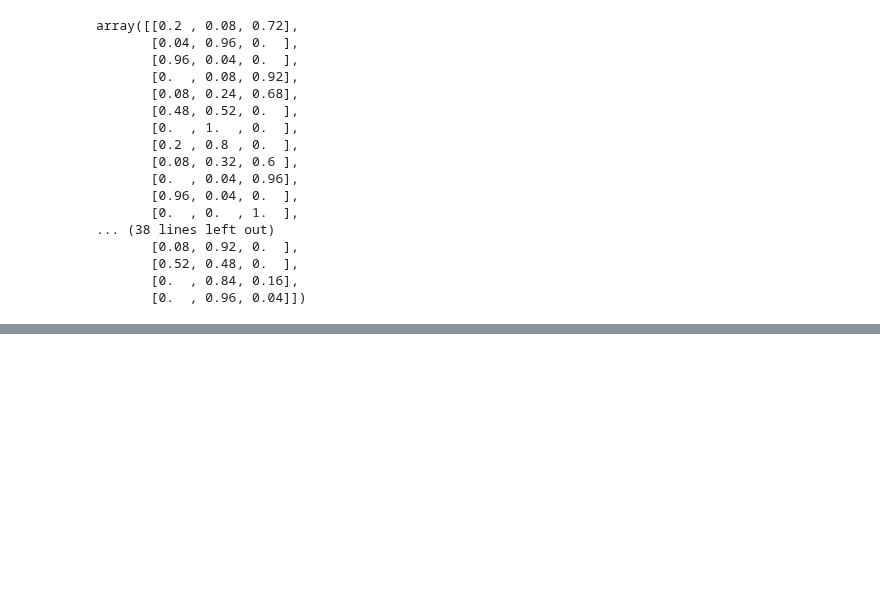
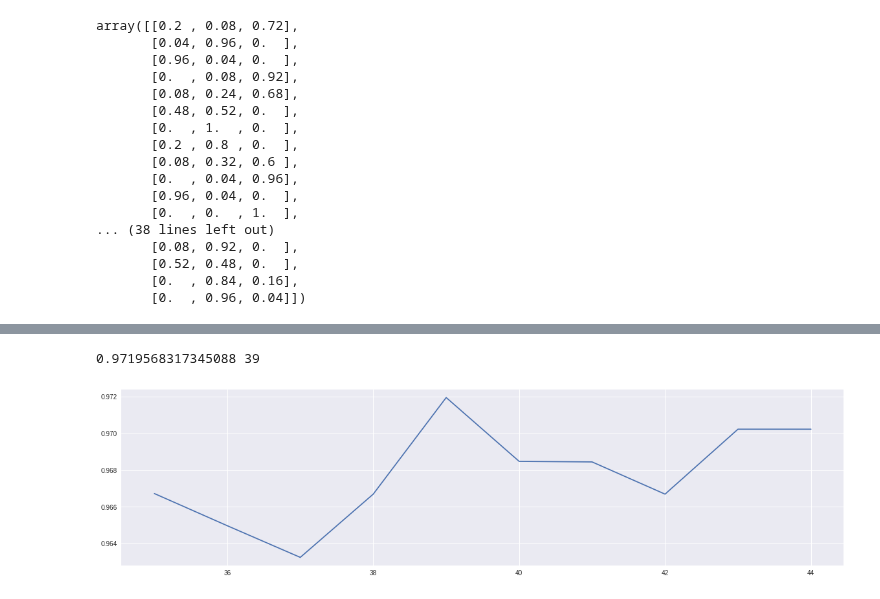
Before and after one commit to cwcheng0/practicepython, a Jupyter notebook: SKLearn_RandomForest.ipynb, the cells around one changed output, grey strips where cells are left out. Saved outputs shown, nothing was run; the diff lists cells and outputs as text; code cells hidden in the pictures; blank space fills up the shorter version.

```diff
--- a/SKLearn_RandomForest.ipynb
+++ b/SKLearn_RandomForest.ipynb
@@ -143,0 +223,17 @@ array([[0.2 , 0.08, 0.72],
+# %%
+#
+scorel = []
+for i in range(35,45):
+  rfc = RandomForestClassifier(n_estimators=i,
+  n_jobs=-1,
+  random_state=90)
+  score = cross_val_score(rfc,data.data,data.target,cv=10).mean()
+  scorel.append(score)
+
+print(max(scorel),([*range(35,45)][scorel.index(max(scorel))]))
+plt.figure(figsize=[20,5])
+plt.plot(range(35,45),scorel)
+plt.show()
+# %% [output]
+0.9719568317345088 39
+[figure, added]
```
Also changed, not shown: parts of 21 cells of this notebook.
